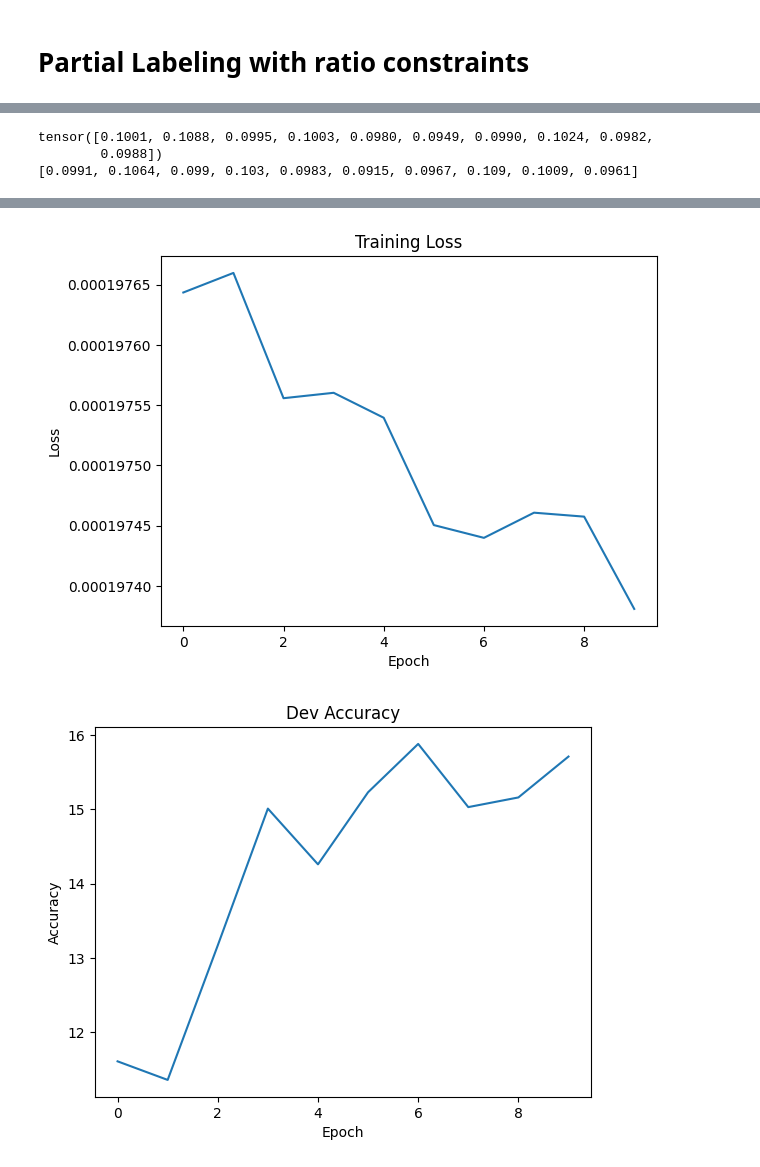
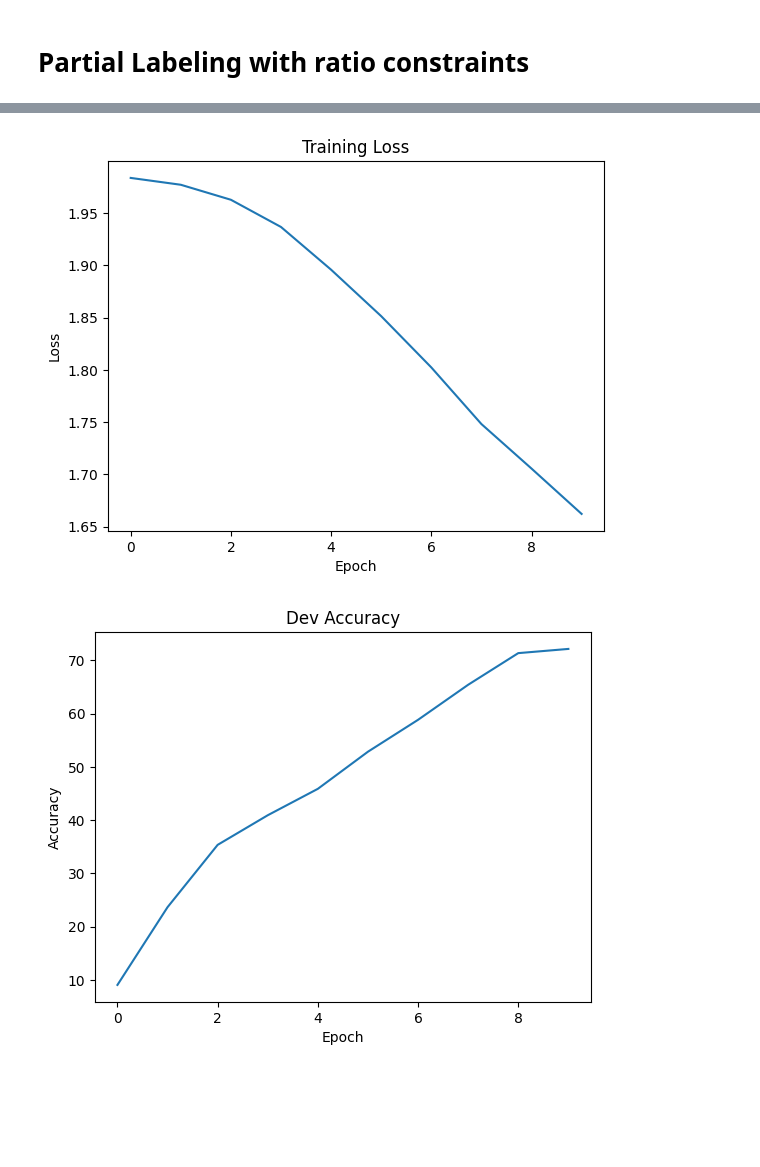
Before and after one commit to buthaya/ner-expected-entity-ratio, a Jupyter notebook: notebooks/mnist_partial_labeling.ipynb, the cells around one changed output, grey strips where cells are left out. Drawn from its saved outputs; the diff is of its cells as text; code cells hidden in the pictures; blank space fills up the shorter version.

Commit message:
Notebook with batch sampler for feasible problem

```diff
--- a/notebooks/mnist_partial_labeling.ipynb
+++ b/notebooks/mnist_partial_labeling.ipynb
@@ -481,15 +446,14 @@ for epoch in range(n_epochs):
         # Modified loss to take into account partial labeling
         loss = nll_loss_eer(F.softmax(logits, dim=1), labels, ratio)
 
-        print(loss)
-
         loss.backward(retain_graph=True)
 
         optimizer.step()
 
         train_loss += loss.item()
 
-    train_losses.append(train_loss /len(train_data))
+    train_losses.append(train_loss /(len(train_data)/batch_size))
+    print("Train loss: %.2f" % (train_losses[-1]))
 
     n_correct = 0
     with torch.no_grad():
@@ -545,5 +489,6 @@ Dev acc: 69.02
 # %%
 X_train = [data['input_tensor'] for data in train_data]
+X_dev = [data['input_tensor'] for data in dev_data]
 # ---------------------------------------------------------------
 Y_train = []
 for data in train_data:
@@ -671,34 +619,28 @@ torch.Size([10000, 784]) torch.Size([10000, 10])
-# %%
-# Check ratio of labels
-def check_ratio(data):
-    labels = [data['output_value'] for data in data]
-    labels = [l if isinstance(l, list) else [l] for l in labels]
-    labels = [item for sublist in labels for item in sublist]
-    label_list = np.unique(labels)
-    ratio = [labels.count(label) for label in label_list]
-    ratio = [r/len(labels) for r in ratio]
-    return ratio
-
-print(torch.tensor(check_ratio(train_data)))
-print(check_ratio(dev_data))
-# %% [output]
-tensor([0.1001, 0.1088, 0.0995, 0.1003, 0.0980, 0.0949, 0.0990, 0.1024, 0.0982,
-        0.0988])
-[0.0991, 0.1064, 0.099, 0.103, 0.0983, 0.0915, 0.0967, 0.109, 0.1009, 0.0961]
 # %%
 # hyper-parameters
-train_batch_size = 10000
-dev_batch_size = 10000
+batch_size_train = 50000
+batch_size_dev = 10000
 n_epochs = 10
-ratio_train = torch.tensor(check_ratio(train_data))
-ratio_dev = torch.tensor(check_ratio(dev_data))
+
+ratio_train = torch.tensor([0.1 for _ in range(10)])
+ratio_dev = torch.tensor([0.1 for _ in range(10)])
 
 # DataLoader & Sampler
-train_sampler = CustomSampler(Y_train.copy(), ratio_train, batch_size)
-dev_sampler = CustomSampler(Y_dev.copy(), ratio_dev, dev_batch_size)
+train_sampler = CustomSampler(Y_train.copy(),
+                              ratio_train,
+                              batch_size_train)
+train_dataloader = DataLoader(MNISTDataset(X_train, Y_train),
+                              batch_size=batch_size_train,
+                              sampler=train_sampler,
+                              collate_fn=collate_fn)
 
-train_dataloader = DataLoader(MNISTDataset([data['input_tensor'] for data in train_data], Y_train), batch_size=train_batch_size, sampler=train_sampler, collate_fn=collate_fn)
-dev_dataloader = DataLoader(MNISTDataset([data['input_tensor'] for data in dev_data], Y_dev), batch_size=dev_batch_size, sampler=dev_sampler,  collate_fn=collate_fn)
+dev_sampler = CustomSampler(Y_dev.copy(),
+                            ratio_dev,
+                            batch_size_dev)
+dev_dataloader = DataLoader(MNISTDataset(X_dev, Y_dev),
+                            batch_size=batch_size_dev,
+                            sampler=dev_sampler,
+                            collate_fn=collate_fn)
 
 # Build the network
 network = MLPClassifier(784, 200, 10)
@@ -726,15 +668,14 @@ for epoch in range(n_epochs):
         logits = network(batch_input)
 
         # Modified loss to take into account partial labeling
-        loss = nll_loss_eer(F.softmax(logits, dim=1), labels, ratio)
-
+        loss = nll_loss_eer(F.softmax(logits, dim=1), labels, ratio_train)
         loss.backward()
 
         optimizer.step()
 
         train_loss += loss.item()
-
-    train_losses.append(train_loss /len(train_data))
+    train_losses.append(train_loss /len(train_dataloader))
+    print("Train loss: %.4f" % (train_losses[-1]))
 
     n_correct = 0
     with torch.no_grad():
@@ -747,7 +688,6 @@ for epoch in range(n_epochs):
             logits = network(batch_input)
 
             prediction = logits.argmax(dim=1)
-
             n_correct += count_correct_preds(F.one_hot(prediction, num_classes=10), labels)
 
     dev_acc = 100 * n_correct / len(dev_data)
@@ -789,2 +729,2 @@ Dev acc: 15.71
-[figure, old version]
+[figure, new version]
-[figure, old version]
+[figure, new version]
```
Also changed, not shown: parts of 13 cells of this notebook.
